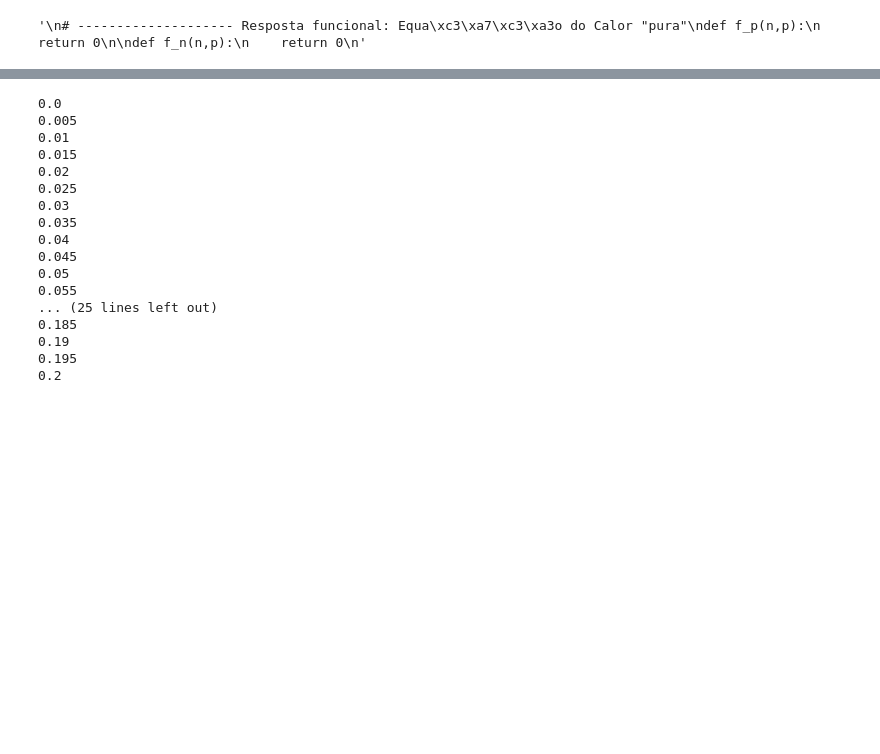
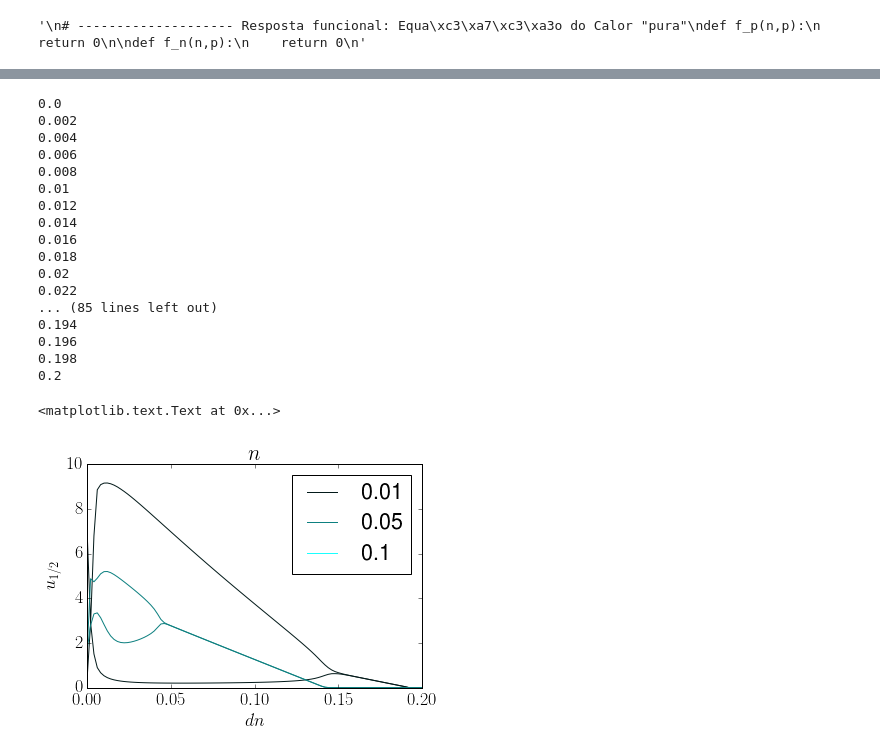
Before and after one commit to reand705/reac_diff, a Jupyter notebook: Method_Of_Lines.ipynb, the cells around one changed output, grey strips where cells are left out. Drawn from its saved outputs; the diff is of its cells as text; code cells hidden in the pictures; blank space fills up the shorter version.

```diff
--- a/Method_Of_Lines.ipynb
+++ b/Method_Of_Lines.ipynb
@@ -150,7 +150,7 @@ print(np.min(v[M/2,-1000:]))
 # %%
 #Faça para vários dp, dn
 DP = [0.01,0.05,0.1]
-DN = [0.0 + 0.005*i for i in range(0,41)]
+DN = [0.0 + 0.002*i for i in range(0,101)]
 t = np.linspace(0,Tmax,N)
 #pop inicial
 u0,v0 = init()
@@ -163,21 +163,44 @@ for d_n in DN:
         np.save('Method_Of_Lines_dp=%.3f,dn=%.3f' % (d_p,d_n),sol)
 # %% [output]
 0.0
-0.005
+0.002
+0.004
+0.006
+0.008
 0.01
-0.015
+0.012
+0.014
+0.016
+0.018
 0.02
-0.025
-0.03
-0.035
-0.04
-0.045
-0.05
-0.055
-... (25 lines left out)
-0.185
-0.19
-0.195
+0.022
+... (85 lines left out)
+0.194
+0.196
+0.198
 0.2
+# %%
+#faça o gráfico para o predador
+DP = [0.01,0.05,0.1]
+DN = [0.0 + 0.002*i for i in range(0,101)]
+plt.axis([0,0.20,0,10])
+for i in range(len(DP)):
+    maxv = []
+    minv = []
+    for j in range(len(DN)):
+        sol = np.load('Method_Of_Lines_dp=%.3f,dn=%.3f.npy' % (DP[i],DN[j]))
+        v = np.transpose(sol[:,M:])
+        maxv.append(np.max(v[M/2,-1000:]))
+        minv.append(np.min(v[M/2,-1000:]))
+    #presa
+    plt.plot(DN,maxv, color = (DP[i], DP[i]*10, DP[i]*10), label = DP[i])
+    plt.plot(DN,minv, color = (DP[i], DP[i]*10, DP[i]*10))
+plt.legend()
+plt.xlabel(r'$dn$')
+plt.ylabel(r'$u_{1/2}$')
+plt.title(r'$n$')
+# %% [output]
+<matplotlib.text.Text at 0x...>
+[figure, added]
 # %%
 #faça o gráfico para a presa
```
Also changed, not shown: parts of 6 cells of this notebook, 4 other files.
